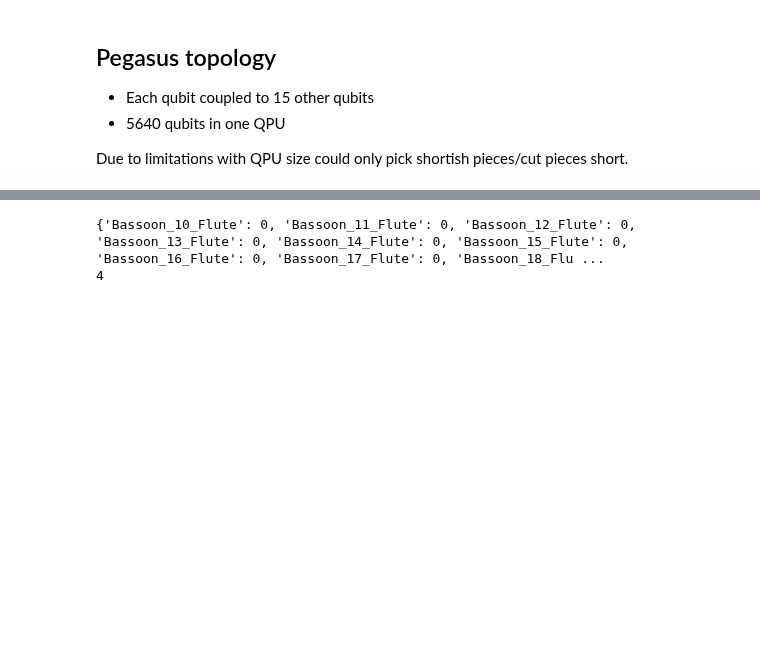
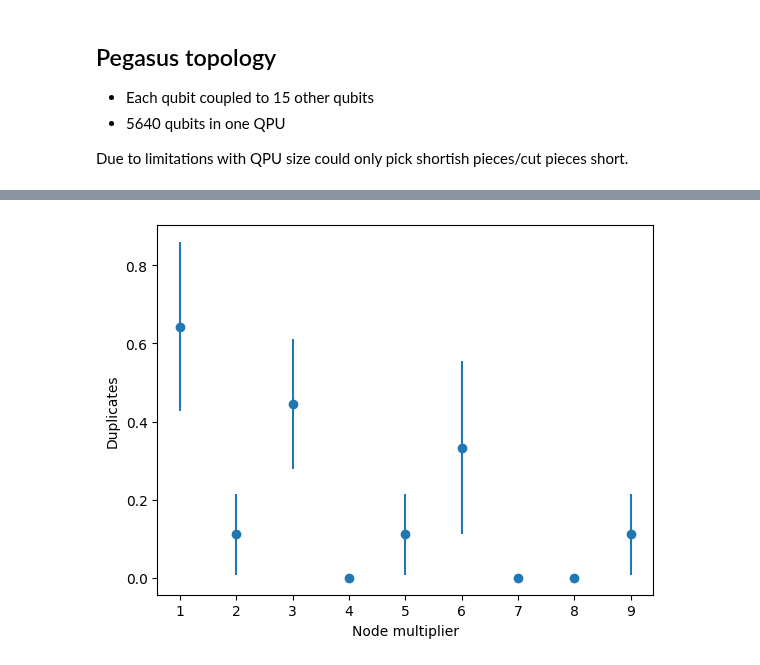
Before and after one commit to KirbyZX/PHYS4213, a Jupyter notebook: Code/LagrangeParameters.ipynb, the cells around one changed output, grey strips where cells are left out. Saved outputs shown, nothing was run; the diff lists cells and outputs as text; code cells hidden in the pictures; blank space fills up the shorter version.

Commit message:
Lagrange parameter analysis

```diff
--- a/Code/LagrangeParameters.ipynb
+++ b/Code/LagrangeParameters.ipynb
@@ -69,6 +85,0 @@ Multiplier 1.5 recorded!
-# %%
-print(sample.sample)
-print(sum(1 for n in range(4)))
-# %% [output]
-{'Bassoon_10_Flute': 0, 'Bassoon_11_Flute': 0, 'Bassoon_12_Flute': 0, 'Bassoon_13_Flute': 0, 'Bassoon_14_Flute': 0, 'Bassoon_15_Flute': 0, 'Bassoon_16_Flute': 0, 'Bassoon_17_Flute': 0, 'Bassoon_18_Flu ...
-4
@@ -99,0 +86,4 @@ file.to_csv(dataPath+"lagrange-node.csv", index=False, mode="a", header=True)
+# %%
+plotCSV(dataPath+"lagrange.csv", "Node multiplier", "Duplicates")
+# %% [output]
+[figure, added]
```
Also changed, not shown: parts of 5 cells of this notebook, 9 other files.
